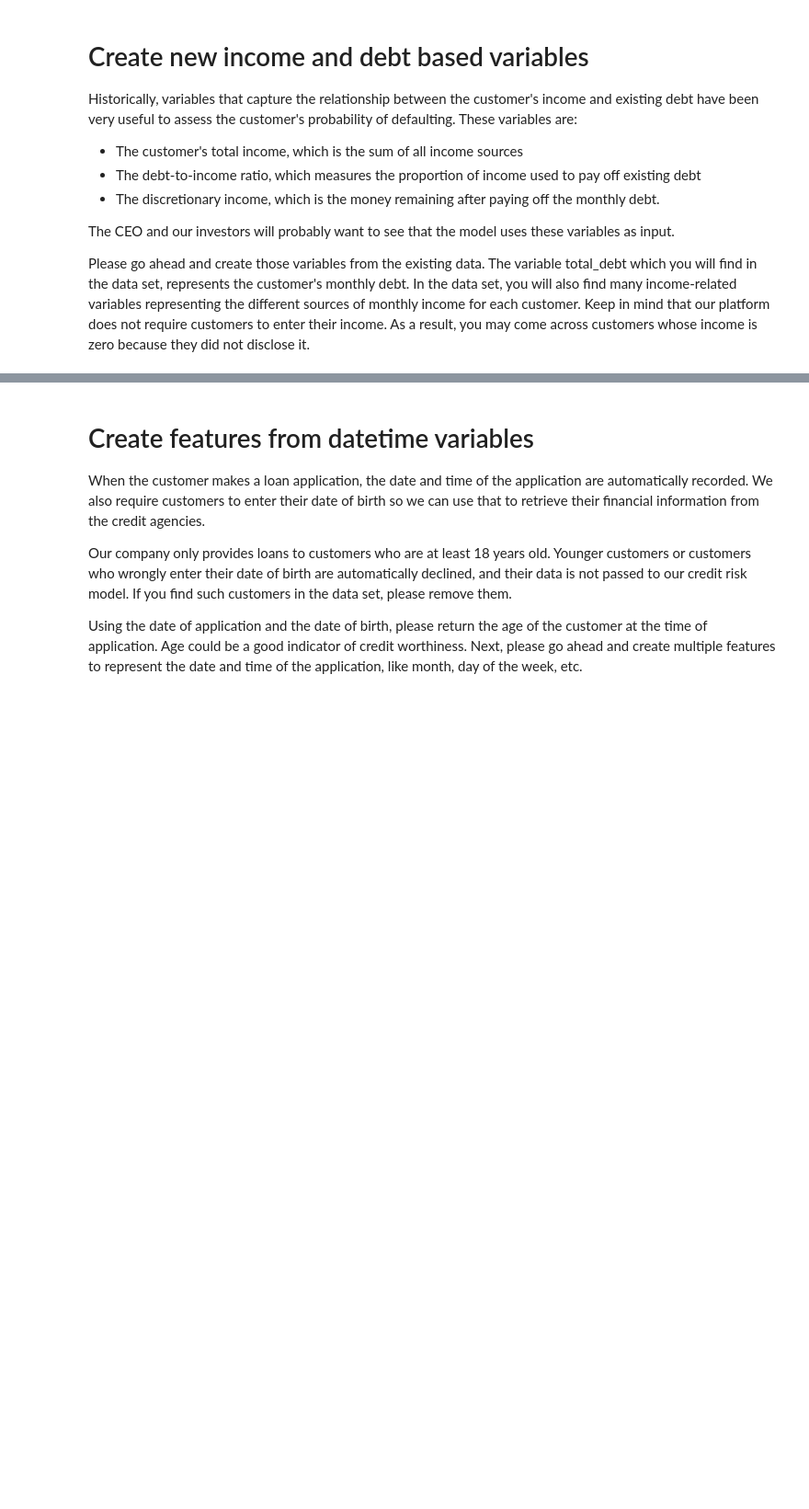
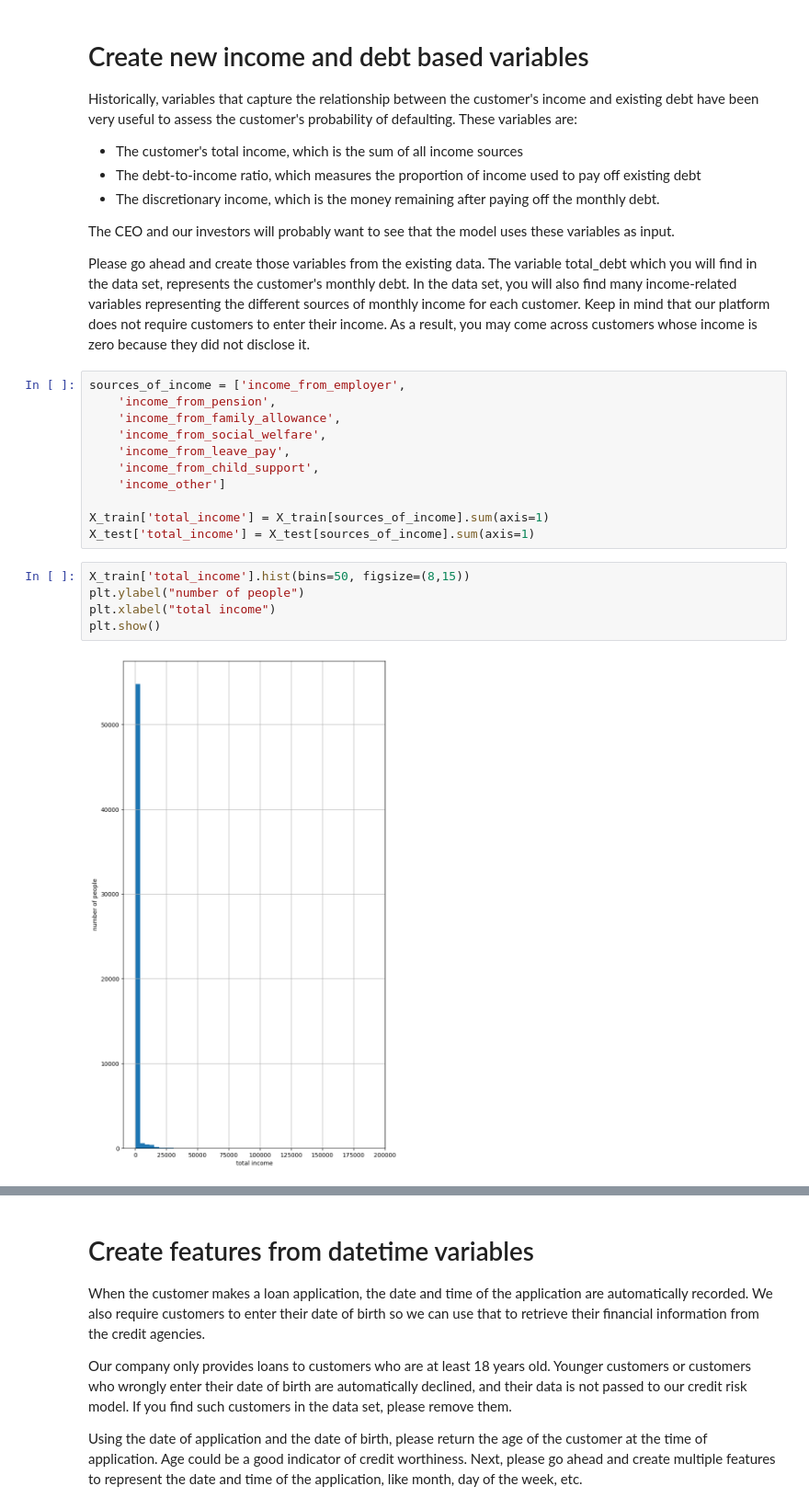
Before and after one commit to HimanshuAbburu/credit_risk_ml_pipeline, a Jupyter notebook: main.ipynb, the cells around one changed output, grey strips where cells are left out. Shown at 92% size. Cells and saved outputs as stored; diff of their text form; blank space fills up the shorter version.

```diff
--- a/main.ipynb
+++ b/main.ipynb
@@ -181,3 +194,21 @@ Historically, variables that capture the relationship between the customer's inc
 The CEO and our investors will probably want to see that the model uses these variables as input.
 
 Please go ahead and create those variables from the existing data. The variable total_debt which you will find in the data set, represents the customer's monthly debt. In the data set, you will also find many income-related variables representing the different sources of monthly income for each customer. Keep in mind that our platform does not require customers to enter their income. As a result, you may come across customers whose income is zero because they did not disclose it.
+# %%
+sources_of_income = ['income_from_employer',
+    'income_from_pension',
+    'income_from_family_allowance',
+    'income_from_social_welfare',
+    'income_from_leave_pay',
+    'income_from_child_support',
+    'income_other']
+
+X_train['total_income'] = X_train[sources_of_income].sum(axis=1)
+X_test['total_income'] = X_test[sources_of_income].sum(axis=1)
+# %%
+X_train['total_income'].hist(bins=50, figsize=(8,15))
+plt.ylabel("number of people")
+plt.xlabel("total income")
+plt.show()
+# %% [output]
+[figure, added]
```
Also changed, not shown: parts of 6 cells of this notebook.
